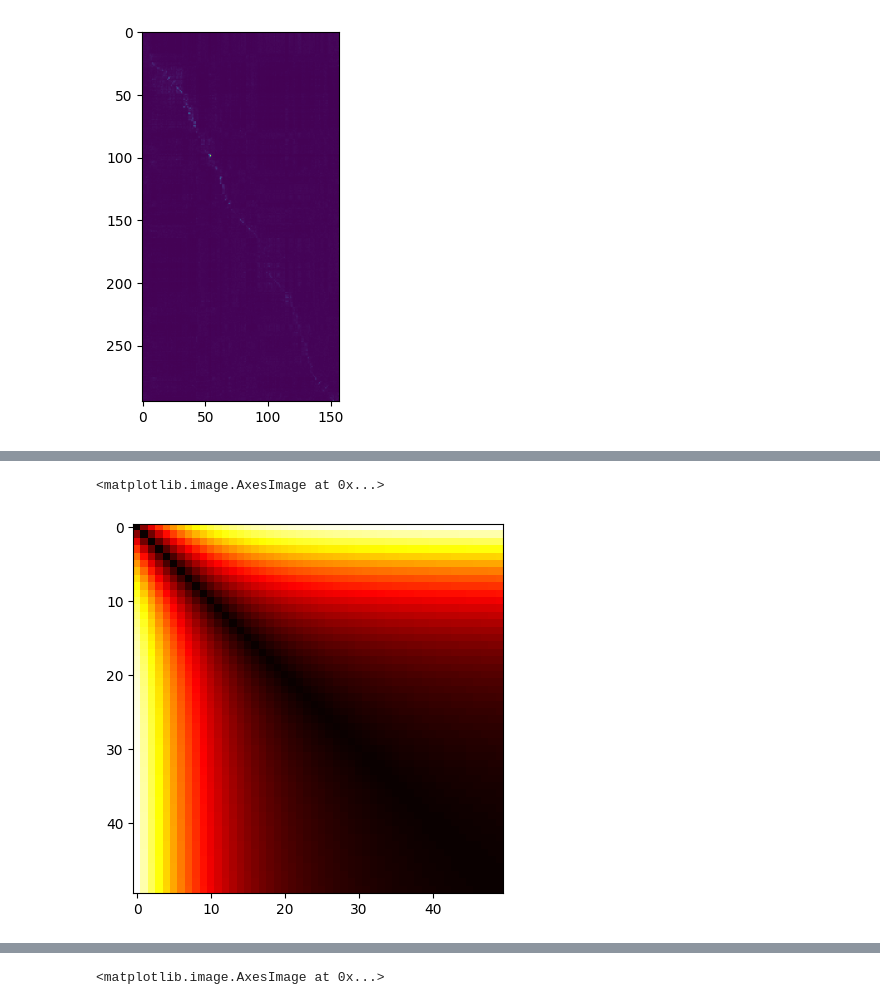
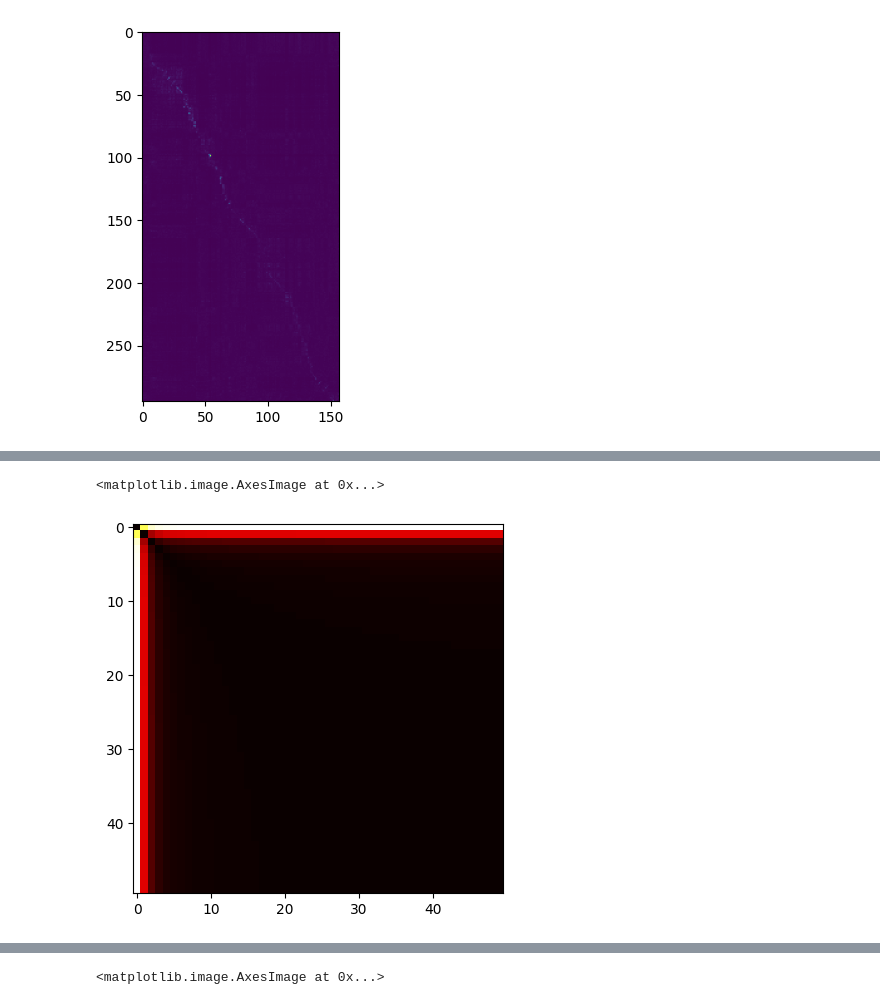
Before and after one commit to Dernalord/Project_OT, a Jupyter notebook: Project_OT.ipynb, the cells around one changed output, grey strips where cells are left out. Saved outputs shown, nothing was run; the diff lists cells and outputs as text; code cells hidden in the pictures.

Commit message:
add new graph

```diff
--- a/Project_OT.ipynb
+++ b/Project_OT.ipynb
@@ -509,6 +564,6 @@ reg 0.05857142857142857
 # %%
-reg_path_matrix = knn_ot_regpath(X_w_surf,Y_w_surf,X_d_surf,Y_d_surf, reg_range=[0.0016,0.1,50])
+reg_path_matrix = knn_ot_regpath(X_w_surf,Y_w_surf,X_d_surf,Y_d_surf, reg_range=[0.0011,1.1,50])
 plt.imshow(reg_path_matrix, cmap='hot')
 # %% [output]
 <matplotlib.image.AxesImage at 0x...>
-[figure, old version]
+[figure, new version]
```
Also changed, not shown: parts of 13 cells of this notebook, 4 other files.
